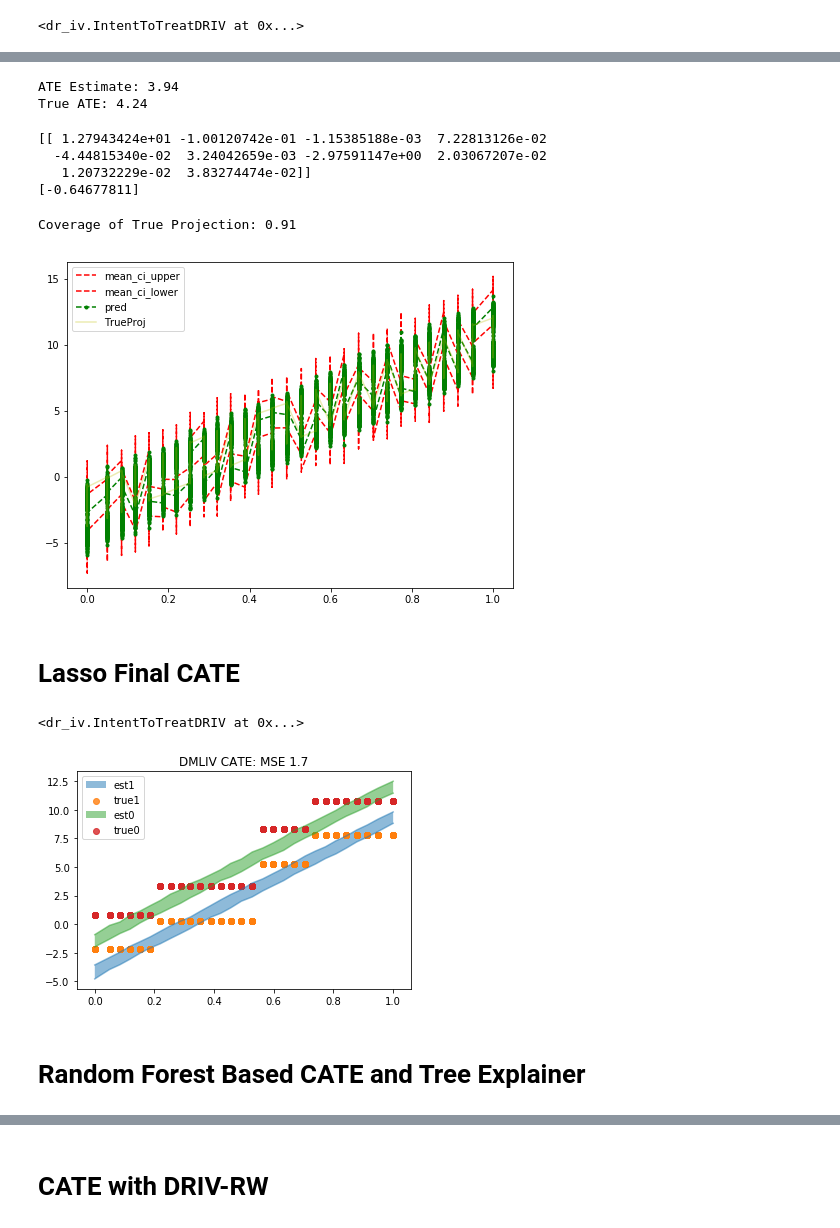
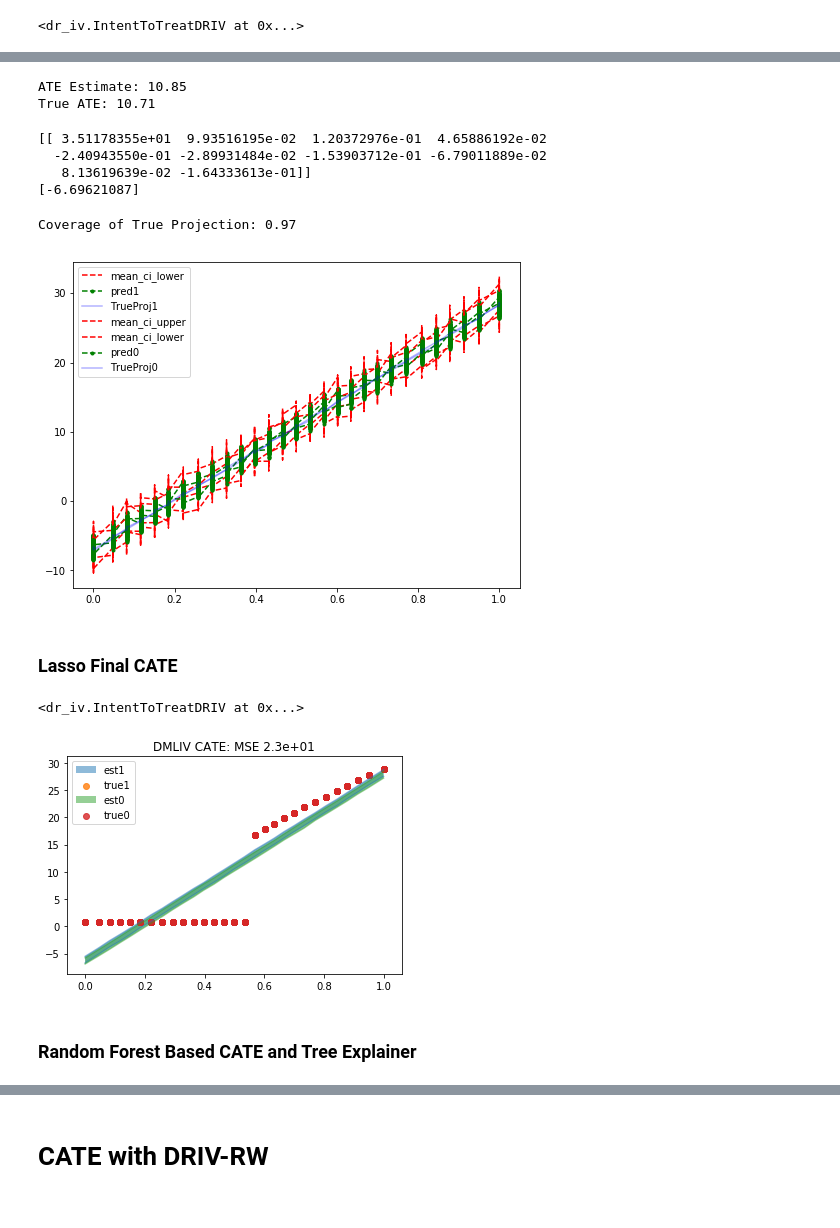
Before and after one commit to py-why/EconML, a Jupyter notebook: prototypes/dml_iv/TA_DGP_analysis_Step_CATE.ipynb, the cells around one changed output, grey strips where cells are left out. Saved outputs shown, nothing was run; the diff lists cells and outputs as text; code cells hidden in the pictures.

```diff
--- a/prototypes/dml_iv/TA_DGP_analysis_Step_CATE.ipynb
+++ b/prototypes/dml_iv/TA_DGP_analysis_Step_CATE.ipynb
@@ -86,7 +83,7 @@ def dgp_binary(X,n,true_fn):
     ##X = np.random.uniform(-1, 1, size=(n, d))
     Z = np.random.binomial(1, .5, size=(n,))
     nu = np.random.uniform(-5, 5, size=(n,))
-    coef_Z = 0.8
+    coef_Z = 0.6
     plt.title("Pr[T=1 | Z=1, X] vs Pr[T=1 | Z=0, X]")
     plt.scatter(X[:, 0], coef_Z*scipy.special.expit(0.4*X[:, 0] + nu))
     plt.scatter(X[:, 0], .1*np.ones(X.shape[0]))
@@ -96,7 +93,7 @@ def dgp_binary(X,n,true_fn):
     T = C * Z + C0 * (1 - Z)
     y = true_fn(X) * T + 2*nu + 5*(X[:, 0]>0) + 0.1*np.random.uniform(0, 1, size=(n,))
     return y, T, Z
-true_fn = lambda X: (.8+.5*(5*(X[:,0]>5) + 10*(X[:,0]>15) + 5*(X[:, 0]>20)) - 3*X[:, 6])
+true_fn = lambda X: (.8 + X[:,0]*(X[:,0]>15))# - 3*X[:, 6])
 # %%
 y, T, Z = dgp_binary(X_pre, n, true_fn)
 # %% [output]
@@ -513,52 +510,65 @@ Warnings:
 print("ATE Estimate: {:.2f}".format(dr_effect))
 print("True ATE: {:.2f}".format(np.mean(true_fn(X_pre))))
 # %% [output]
-ATE Estimate: 3.94
-True ATE: 4.24
+ATE Estimate: 10.85
+True ATE: 10.71
 # %%
 lr = LinearRegression().fit(X[:, feature_inds], true_fn(X_pre).reshape(-1, 1))
 print(lr.coef_)
 print(lr.intercept_)
 # %% [output]
-[[ 1.27943424e+01 -1.00120742e-01 -1.15385188e-03  7.22813126e-02
-  -4.44815340e-02  3.24042659e-03 -2.97591147e+00  2.03067207e-02
-   1.20732229e-02  3.83274474e-02]]
-[-0.64677811]
+[[ 3.51178355e+01  9.93516195e-02  1.20372976e-01  4.65886192e-02
+  -2.40943550e-01 -2.89931484e-02 -1.53903712e-01 -6.79011889e-02
+   8.13619639e-02 -1.64333613e-01]]
+[-6.69621087]
 # %%
 # We can also evaluate coverage and create prediction intervals using statsmodels attributes
 from statsmodels.sandbox.regression.predstd import wls_prediction_std
 res = dr_cate.effect_model.model
 predictions = res.get_prediction(PolynomialFeatures(degree=1, include_bias=True).fit_transform(X[:, feature_inds]))
 frame = predictions.summary_frame(alpha=0.05)
 pred = frame['mean']
 iv_l = frame['mean_ci_lower']
 iv_u = frame['mean_ci_upper']
 
 # This is the true CATE functions
 theta_true = true_fn(X_pre)
 # This is the true projection of the CATE function on the subspace of linear functions of the
 # subset of the features used in the projection
 true_proj = LinearRegression().fit(X[:, feature_inds], theta_true).predict(X[:, feature_inds])
 
 # Are we covering the true projection
 covered = (true_proj <= iv_u) & (true_proj >= iv_l)
 print("Coverage of True Projection: {:.2f}".format(np.mean(covered)))
 
 fig, ax = plt.subplots(figsize=(8,6))
 
+ones = X[:, 6] > .5
 order = np.argsort(X[:, feature_inds[0]])
+order = order[ones[order]]
+ax.plot(X[order, feature_inds[0]], np.array(iv_u[order]), 'r--')
+ax.plot(X[order, feature_inds[0]], iv_l[order], 'r--')
+ax.plot(X[order, feature_inds[0]], pred[order], 'g--.', label="pred1")
+#ax.plot(X[order, feature_inds[0]], theta_true[order], 'b-', label="True", alpha=.3)
+ax.plot(X[order, feature_inds[0]], true_proj[order], 'b-', label="TrueProj1", alpha=.3)
+
+ones = X[:, 6] < .5
+order = np.argsort(X[:, feature_inds[0]])
+order = order[ones[order]]
 ax.plot(X[order, feature_inds[0]], iv_u[order], 'r--')
 ax.plot(X[order, feature_inds[0]], iv_l[order], 'r--')
-ax.plot(X[order, feature_inds[0]], pred[order], 'g--.', label="pred")
+ax.plot(X[order, feature_inds[0]], pred[order], 'g--.', label="pred0")
 #ax.plot(X[order, feature_inds[0]], theta_true[order], 'b-', label="True", alpha=.3)
-ax.plot(X[order, feature_inds[0]], true_proj[order], 'y-', label="TrueProj", alpha=.3)
+ax.plot(X[order, feature_inds[0]], true_proj[order], 'b-', label="TrueProj0", alpha=.3)
 ax.legend(loc='best')
 plt.show()
+ax.legend(loc='best')
+plt.show()
 # %% [output]
-Coverage of True Projection: 0.91
+Coverage of True Projection: 0.97
-[figure, old version]
+[figure, new version]
 # %% [markdown]
-# Lasso Final CATE
+### Lasso Final CATE
 # %%
 lasso_driv_model_effect = lambda: WeightWrapper(Pipeline([('bias', PolynomialFeatures(degree=1, include_bias=True)),
                                       ('lasso',  SelectiveLasso(np.arange(1, X.shape[1]+1),
@@ -573,9 +583,9 @@ plt.title("DMLIV CATE: MSE {:.2}".format(np.mean((true_fn(X_pre) - dr_effect)**2
 plot_separate(X, X_pre, dr_effect)
 plt.show()
 # %% [output]
-[figure, old version]
+[figure, new version]
 # %% [markdown]
-# Random Forest Based CATE and Tree Explainer
+### Random Forest Based CATE and Tree Explainer
 # %%
 from dml_iv import DMLIV
 from dr_iv import DRIV, ProjectedDRIV
```
Also changed, not shown: parts of 47 cells of this notebook, 3 other files.
